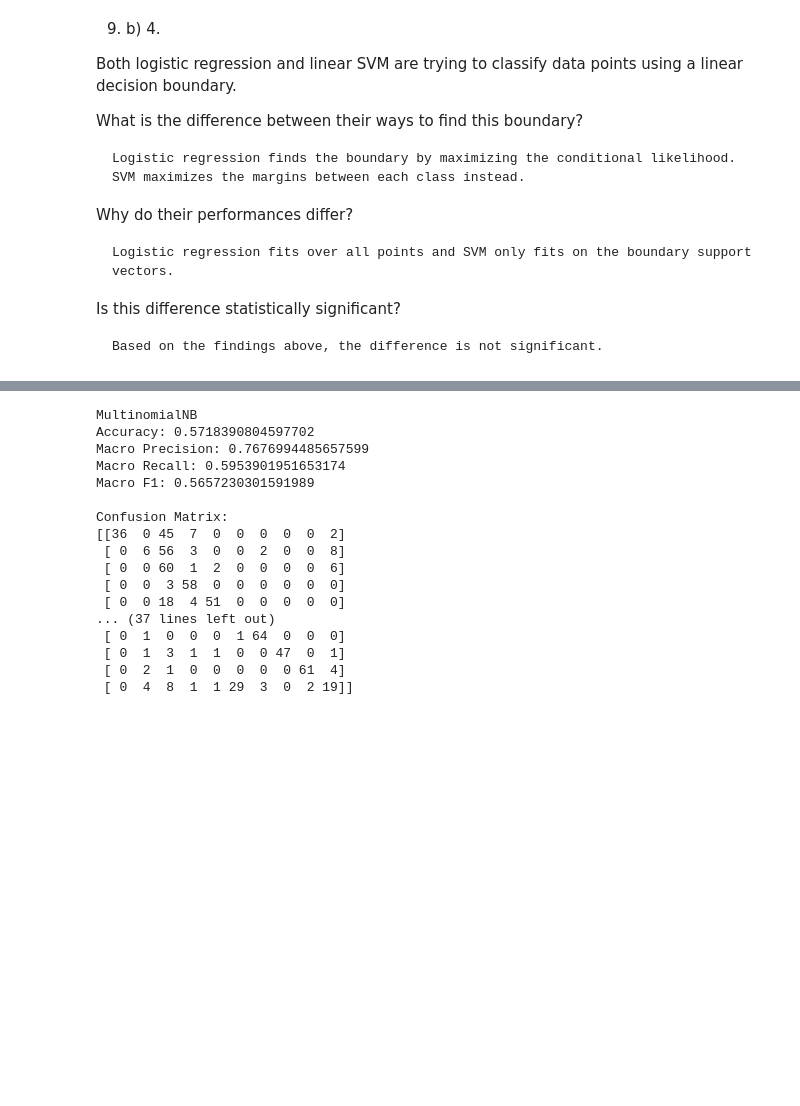
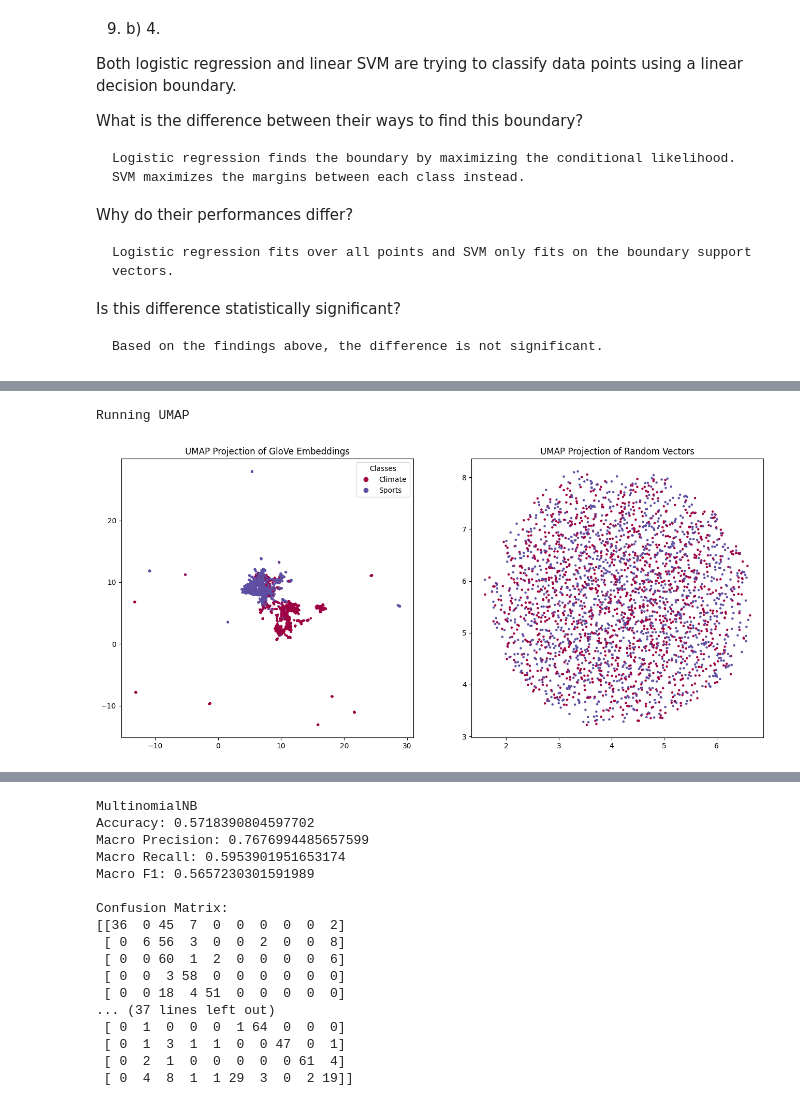
Before and after one commit to joelh11/ECE-219-Project1, a Jupyter notebook: project1_solution.ipynb, the cells around one changed output, grey strips where cells are left out. Drawn from its saved outputs; the diff is of its cells as text; code cells hidden in the pictures; blank space fills up the shorter version.

```diff
--- a/project1_solution.ipynb
+++ b/project1_solution.ipynb
@@ -1079,0 +1783,37 @@ Is this difference statistically significant?
+# %%
+# QUESTION 13 UMAP:
+try:
+    import umap.umap_ as umap
+except ImportError:
+
+    import subprocess
+    import sys
+    try:
+        subprocess.check_call([sys.executable, '-m', 'pip', 'install', 'umap-learn'])
+        import umap.umap_ as umap
+    except Exception as e:
+        print(f'Failed to install/import umap: {e}. Visualization skipped.')
+        umap = None
+
+if umap:
+    print("Running UMAP")
+    reducer = umap.UMAP(random_state=42)
+    embedding_glove = reducer.fit_transform(X_train_glove)
+    X_random = np.random.rand(*X_train_glove.shape)
+    embedding_random = reducer.fit_transform(X_random)
+
+    fig, axs = plt.subplots(1, 2, figsize=(16, 7))
+    scatter = axs[0].scatter(embedding_glove[:, 0], embedding_glove[:, 1], c=y_train, cmap='Spectral', s=5)
+    axs[0].set_title('UMAP Projection of GloVe Embeddings')
+    handles, _ = scatter.legend_elements(prop='colors')
+    labels = ['Climate', 'Sports']
+    axs[0].legend(handles, labels, title='Classes')
+
+    #Random Plot
+    axs[1].scatter(embedding_random[:, 0], embedding_random[:, 1], c=y_train, cmap='Spectral', s=5)
+    axs[1].set_title('UMAP Projection of Random Vectors')
+
+    plt.show()
+# %% [output]
+Running UMAP
+[figure, added]
```
Also changed, not shown: parts of 12 cells of this notebook, 2 other files.
